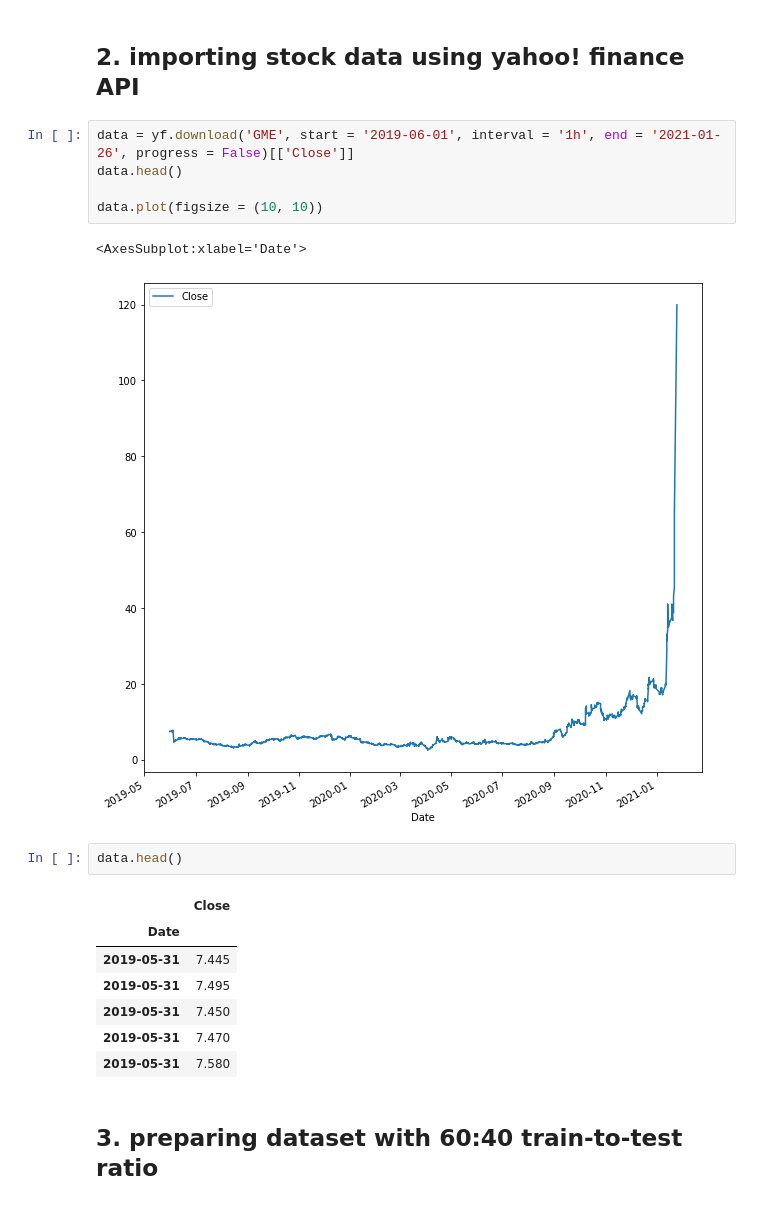
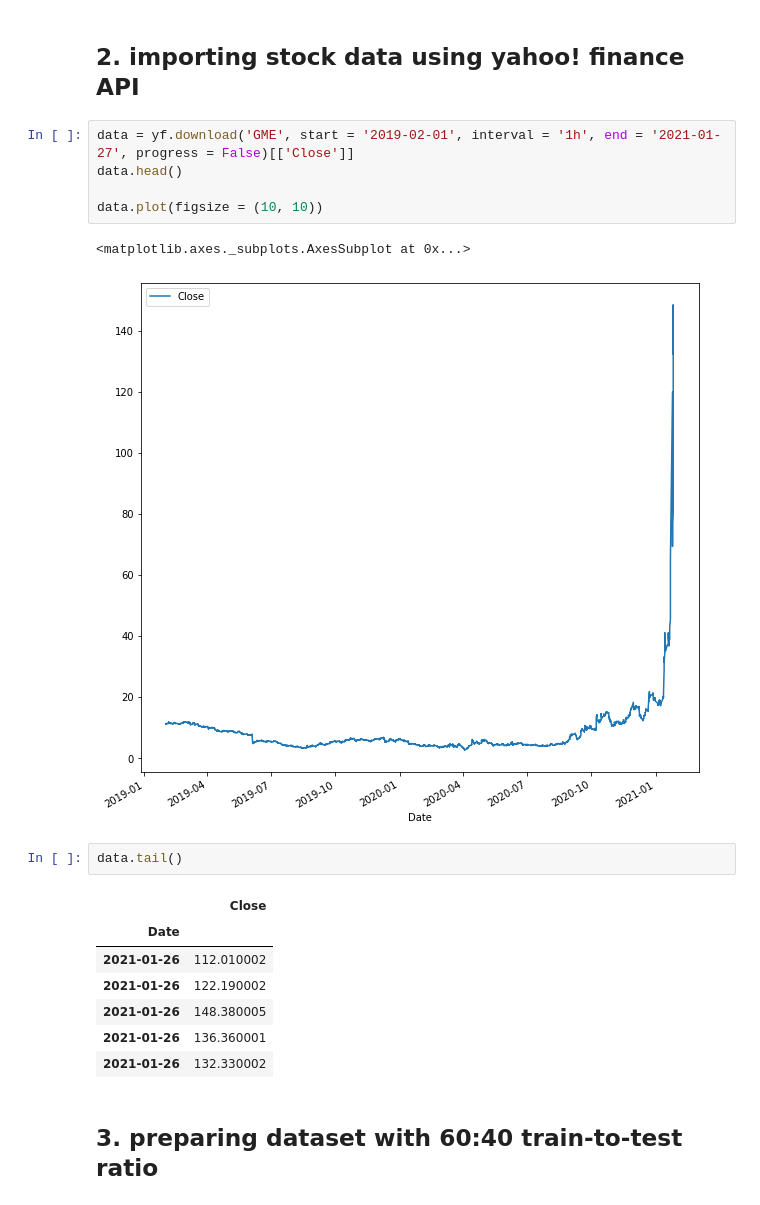
Before and after one commit to GordanY/tensorflow-learning, a Jupyter notebook: LSTM on GME.ipynb, the cells around one changed output. Drawn from its saved outputs; the diff is of its cells as text.

```diff
--- a/LSTM on GME.ipynb
+++ b/LSTM on GME.ipynb
@@ -16,23 +36,23 @@ from sklearn.preprocessing import MinMaxScaler
 # %% [markdown]
 ## 2. importing stock data using yahoo! finance API
 # %%
-data = yf.download('GME', start = '2019-06-01', interval = '1h', end = '2021-01-26', progress = False)[['Close']]
+data = yf.download('GME', start = '2019-02-01', interval = '1h', end = '2021-01-27', progress = False)[['Close']]
 data.head()
 
 data.plot(figsize = (10, 10))
 # %% [output]
-<AxesSubplot:xlabel='Date'>
+<matplotlib.axes._subplots.AxesSubplot at 0x...>
-[figure, old version]
+[figure, new version]
 # %%
-data.head()
+data.tail()
 # %% [output]
 |  | Close |
 | Date |  |
-| 2019-05-31 | 7.445 |
-| 2019-05-31 | 7.495 |
-| 2019-05-31 | 7.450 |
-| 2019-05-31 | 7.470 |
-| 2019-05-31 | 7.580 |
+| 2021-01-26 | 112.010002 |
+| 2021-01-26 | 122.190002 |
+| 2021-01-26 | 148.380005 |
+| 2021-01-26 | 136.360001 |
+| 2021-01-26 | 132.330002 |
 # %% [markdown]
 ## 3. preparing dataset with 60:40 train-to-test ratio
 # %%
```
Also changed, not shown: parts of 5 cells of this notebook.
